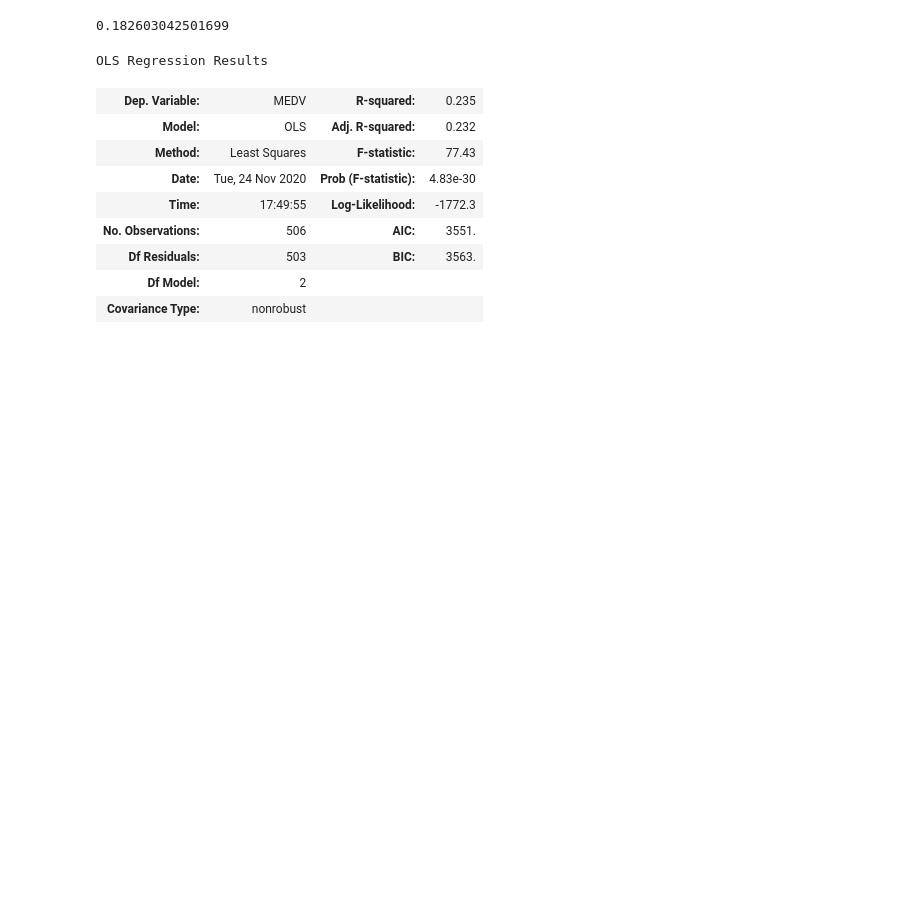
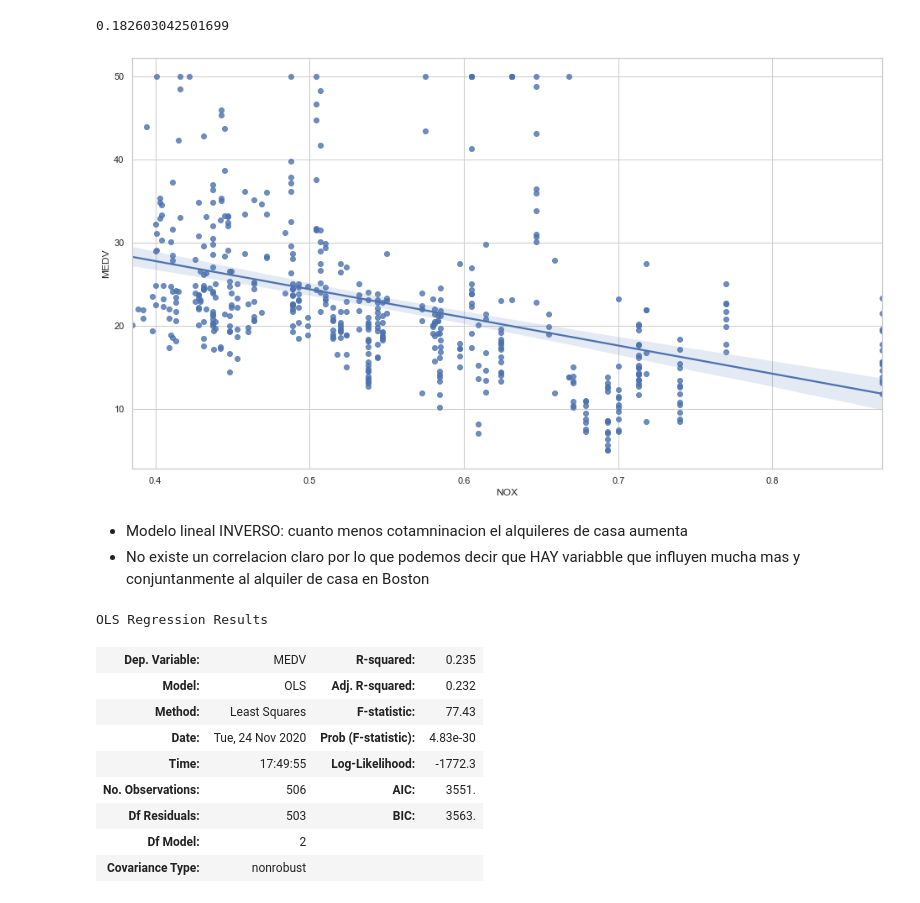
Before and after one commit to leticia-sobrino/linear-regression-boston-housing, a Jupyter notebook: mini-project.ipynb, the cells around one changed output. Saved outputs shown, nothing was run; the diff lists cells and outputs as text; code cells hidden in the pictures; blank space fills up the shorter version.

```diff
--- a/mini-project.ipynb
+++ b/mini-project.ipynb
@@ -135,6 +142,13 @@ corr_NOX = smf.ols('MEDV ~ NOX', data=boston).fit().rsquared
 corr_NOX
 # %% [output]
 0.182603042501699
+# %%
+sns.regplot(x='NOX', y='MEDV', data=boston);
+# %% [output]
+[figure, added]
+# %% [markdown]
+* Modelo lineal INVERSO: cuanto menos cotamninacion el alquileres de casa aumenta
+* No existe un correlacion claro por lo que podemos decir que HAY variabble que influyen mucha mas y conjuntanmente al alquiler de casa en Boston
 # %%
 result = smf.ols('MEDV ~ CRIM + NOX', data=boston).fit()
 result.summary()
```
Also changed, not shown: parts of 6 cells of this notebook.
